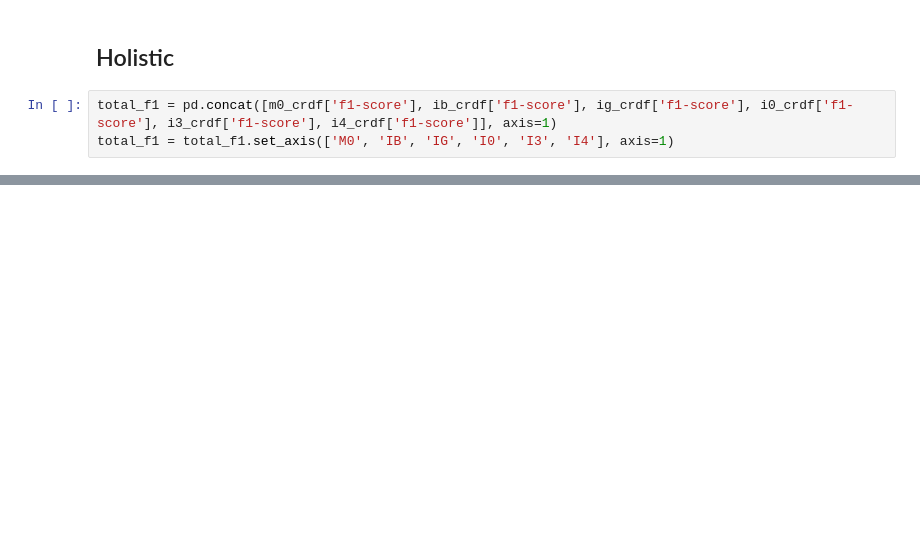
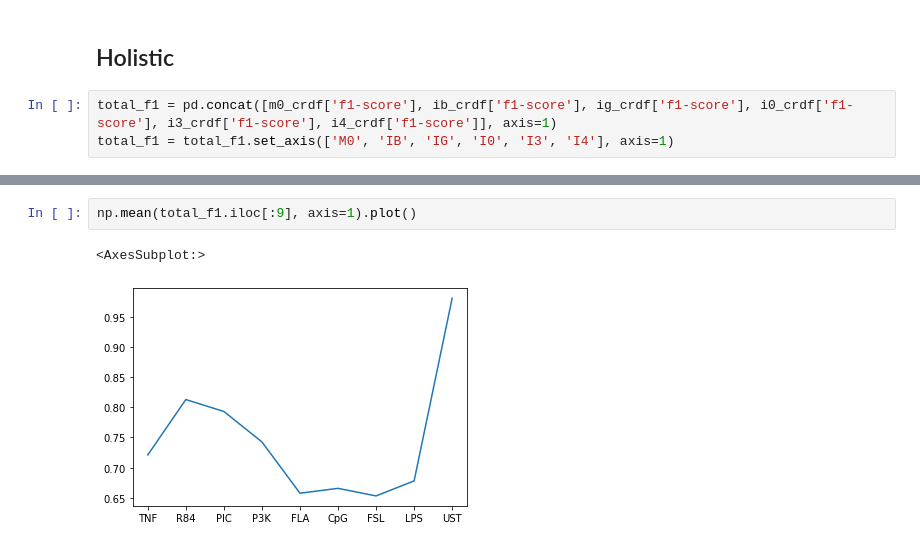
Before and after one commit to apple-soda/lstm-nfkb-dynamics, a Jupyter notebook: notebooks/polarization-om2.ipynb, the cells around one changed output, grey strips where cells are left out. Drawn from its saved outputs; the diff is of its cells as text; blank space fills up the shorter version.

```diff
--- a/notebooks/polarization-om2.ipynb
+++ b/notebooks/polarization-om2.ipynb
@@ -395,3 +395,8 @@ total_f1.iloc[:9].plot()
+# %%
+np.mean(total_f1.iloc[:9], axis=1).plot()
+# %% [output]
+<AxesSubplot:>
+[figure, added]
 # %%
 total_f1.iloc[:9].transpose().plot()
 # %% [output]
```
Also changed, not shown: parts of 15 cells of this notebook, 1 other file.
